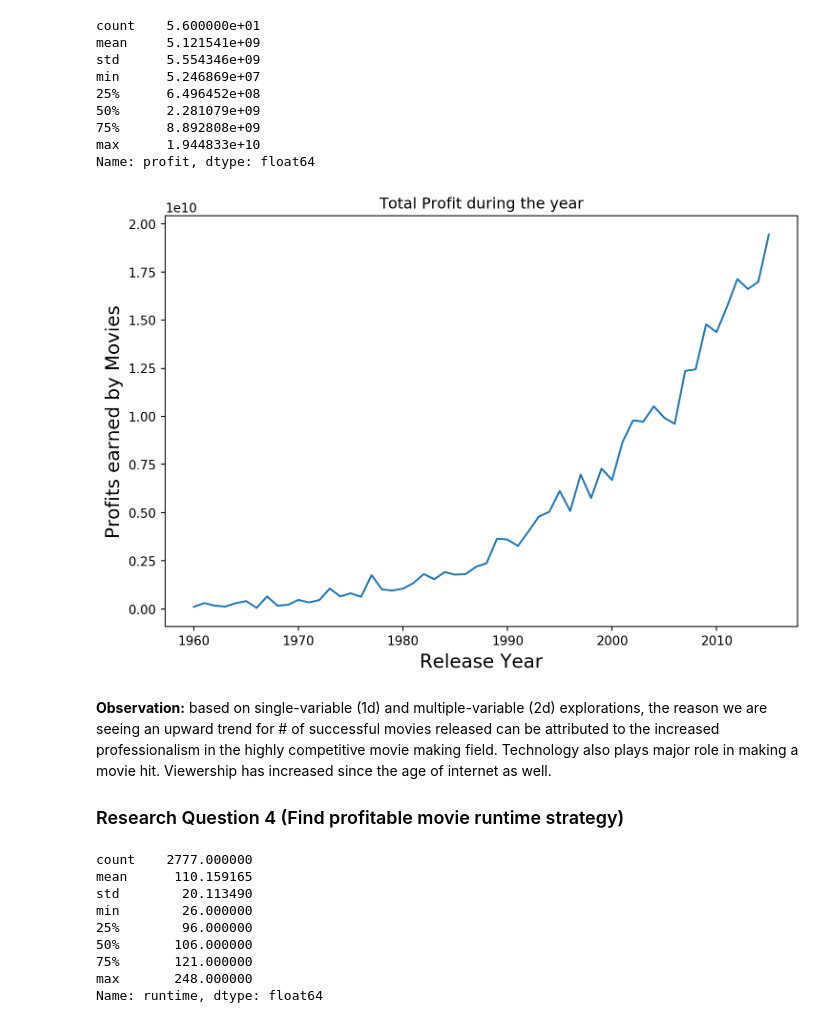
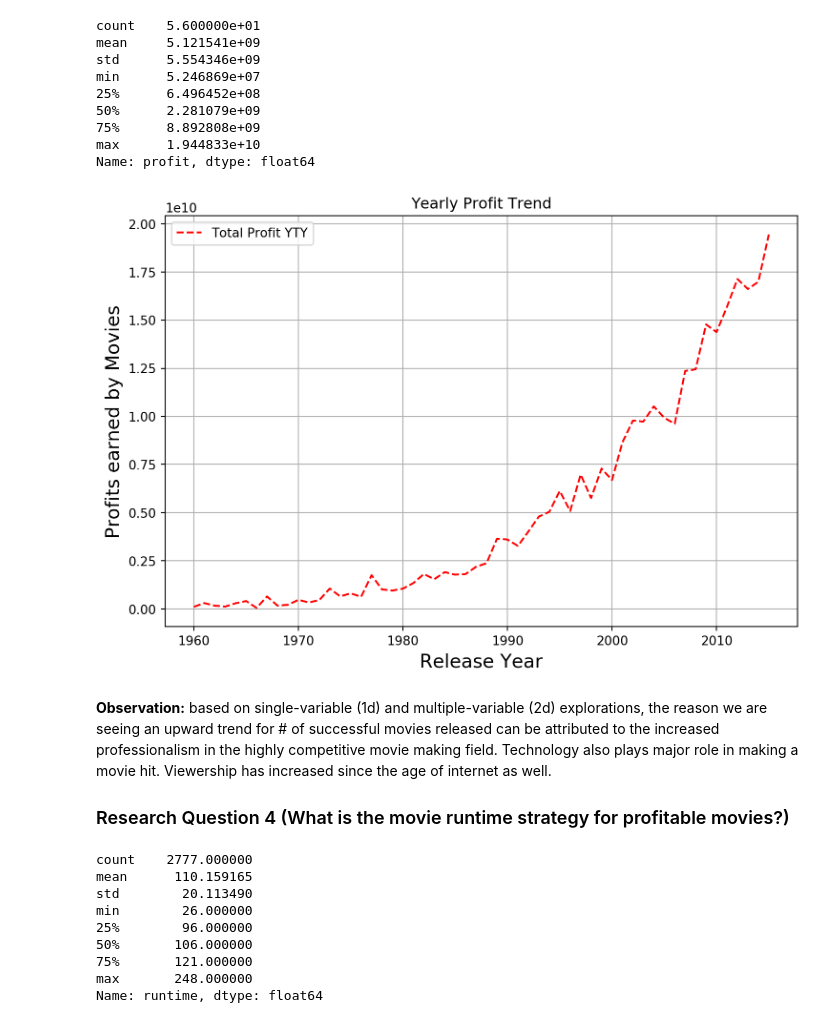
Before and after one commit to aaronbcj/udacity-MLFND, a Jupyter notebook: 3_Inferential_stats/TMDb_movie_analysis.ipynb, the cells around one changed output. Drawn from its saved outputs; the diff is of its cells as text; code cells hidden in the pictures.

```diff
--- a/3_Inferential_stats/TMDb_movie_analysis.ipynb
+++ b/3_Inferential_stats/TMDb_movie_analysis.ipynb
@@ -355,22 +405,24 @@ Name: profit, dtype: float64
 # %%
 # plot line graph to describe the trend
 plt.figure(figsize=(9,6), dpi = 190)
 
 #set axis, labels, title
 plt.xlabel('Release Year', fontsize = 15)
 plt.ylabel('Profits earned by Movies', fontsize = 15)
-plt.title('Total Profit during the year')
+plt.title('Yearly Profit Trend')
+plt.grid(True)
 
-#plot & show
 
-plt.plot(total_yearly_profit)
+plt.plot(total_yearly_profit, 'r--')
+plt.legend(loc='upper center', shadow=True, fontsize='x-large')
+plt.legend(['Total Profit YTY'])
 plt.show()
 # %% [output]
-[figure, old version]
+[figure, new version]
 # %% [markdown]
 **Observation:** based on single-variable (1d) and multiple-variable (2d) explorations, the reason we are seeing an upward trend for # of successful movies released can be attributed to the increased professionalism in the highly competitive movie making field. Technology also plays major role in making a movie hit. Viewership has increased since the age of internet as well.
 
-### Research Question 4  (Find profitable movie runtime strategy)
+### Research Question 4  (What is the movie runtime strategy for profitable movies?)
 # %%
 # describe the runtime (minutes)
 
```
Also changed, not shown: parts of 22 cells of this notebook, 3 other files.
